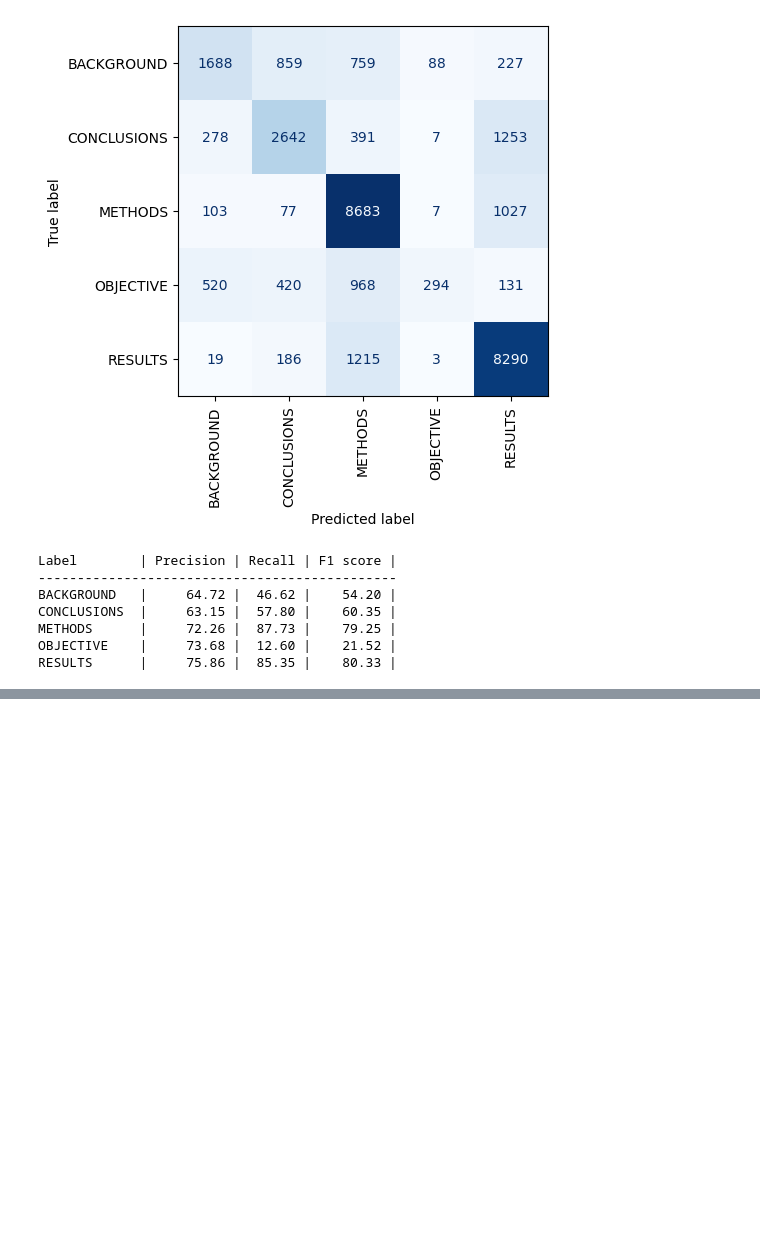
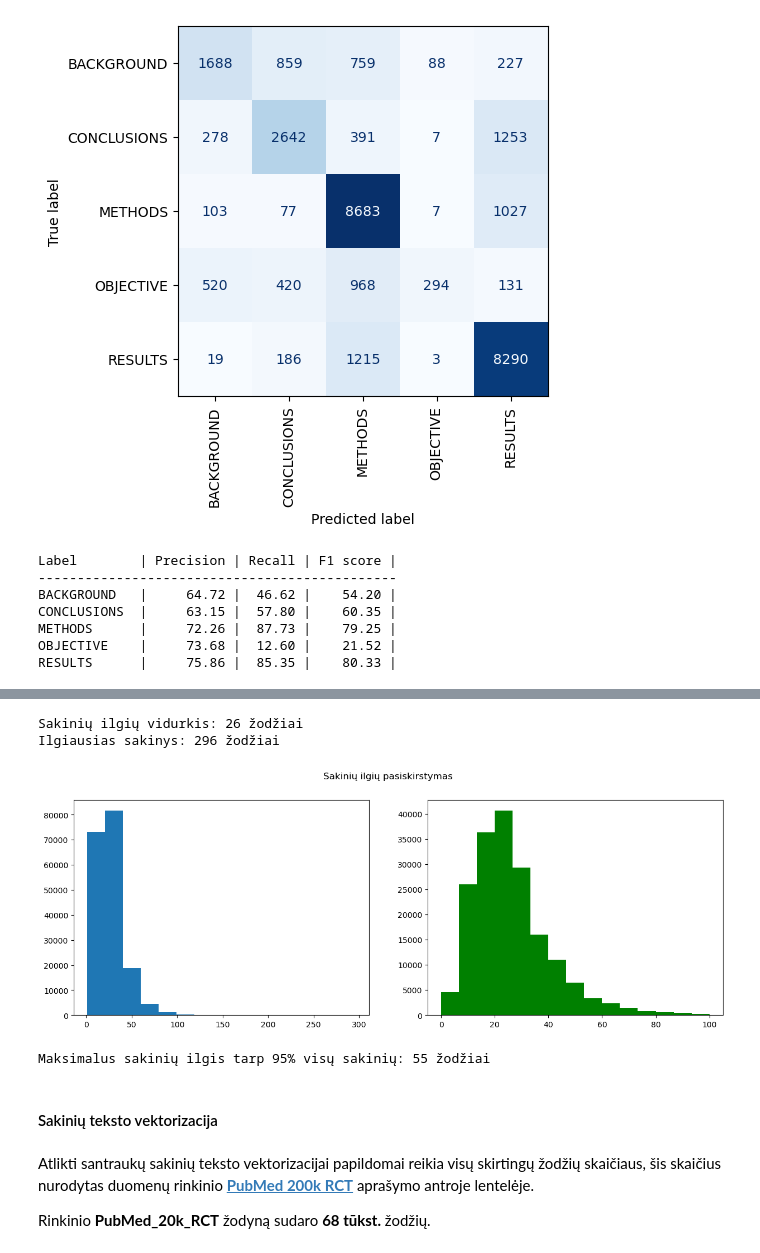
Before and after one commit to gisora/ptu8-final-project, a Jupyter notebook: nuosekliu_sakiniu_klasifikavimas.ipynb, the cells around one changed output, grey strips where cells are left out. Saved outputs shown, nothing was run; the diff lists cells and outputs as text; code cells hidden in the pictures; blank space fills up the shorter version.

Commit message:
duomenų paruošimas tensorflow modeliams

```diff
--- a/nuosekliu_sakiniu_klasifikavimas.ipynb
+++ b/nuosekliu_sakiniu_klasifikavimas.ipynb
@@ -424,0 +464,34 @@ RESULTS      |     75.86 |  85.35 |    80.33 |
+# %%
+# randam santraukų sakinių ilgių vidurkį bei ilgiausio sakinio ilgį X_train rinkinyje
+sentence_lens = [len(sentence.split()) for sentence in X_train] # sudarom sakinių ilgių sąrašą
+avg_sentence_len = int(np.mean(sentence_lens)) # vidutinis žodžių skaičius sakinyje
+max_sentence_len = np.max(sentence_lens) # ilgiausio sakinio žodžių skaičius
+
+print(f"Sakinių ilgių vidurkis: {avg_sentence_len} žodžiai")
+print(f"Ilgiausias sakinys: {max_sentence_len} žodžiai")
+# %% [output]
+Sakinių ilgių vidurkis: 26 žodžiai
+Ilgiausias sakinys: 296 žodžiai
+# %%
+# atvaizduojam sakinių ilgių pasiskirstymą su histograma
+fig, ax = plt.subplots(1, 2, figsize=(15, 5))
+fig.suptitle("Sakinių ilgių pasiskirstymas")
+
+ax[0].hist(sentence_lens, bins=15)
+ax[1].hist(sentence_lens, bins=15, range=[0, 100], facecolor='green', align='mid')
+
+plt.show()
+# %% [output]
+[figure, added]
+# %%
+# randam kokio maksimalaus ilgio yra 95% visų sakinių
+output_sentence_len = int(np.percentile(sentence_lens, 95))
+print(f"Maksimalus sakinių ilgis tarp 95% visų sakinių: {output_sentence_len} žodžiai")
+# %% [output]
+Maksimalus sakinių ilgis tarp 95% visų sakinių: 55 žodžiai
+# %% [markdown]
+#### Sakinių teksto vektorizacija
+# %% [markdown]
+Atlikti santraukų sakinių teksto vektorizacijai papildomai reikia visų skirtingų žodžių skaičiaus, šis skaičius nurodytas duomenų rinkinio [**PubMed 200k RCT**](https://arxiv.org/pdf/1710.06071.pdf) aprašymo antroje lentelėje.
+
+Rinkinio **PubMed_20k_RCT** žodyną sudaro **68 tūkst.** žodžių.
```
Also changed, not shown: parts of 27 cells of this notebook.
